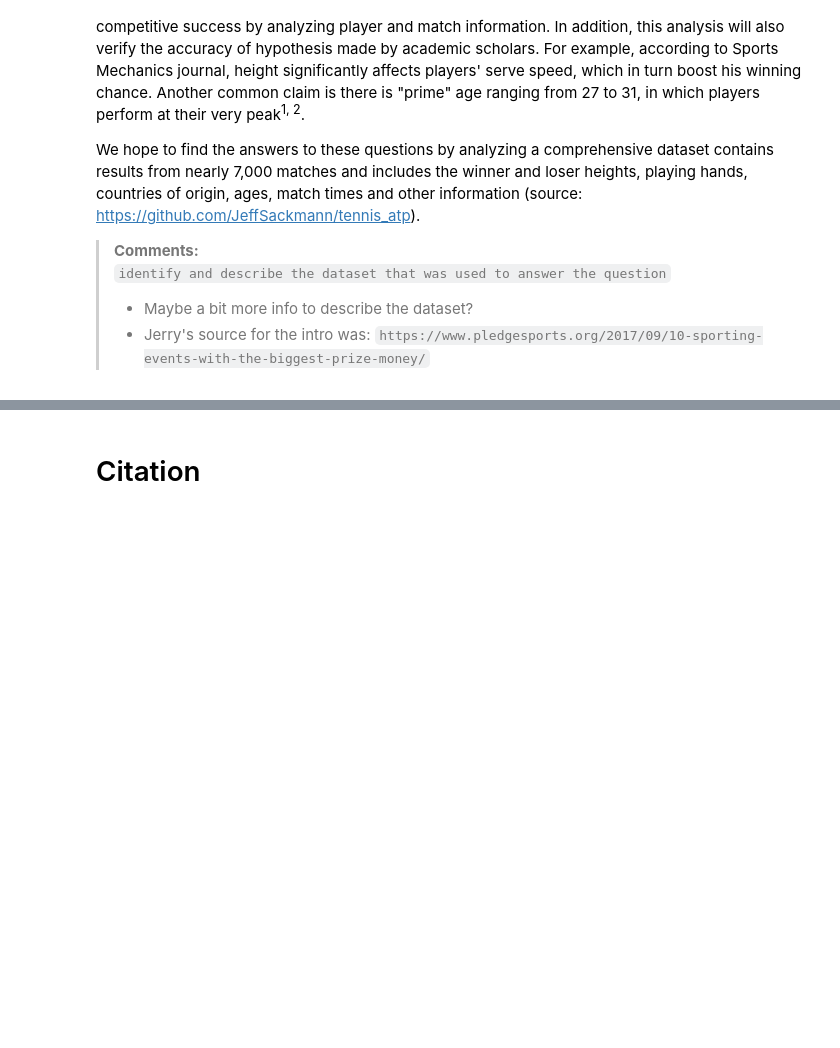
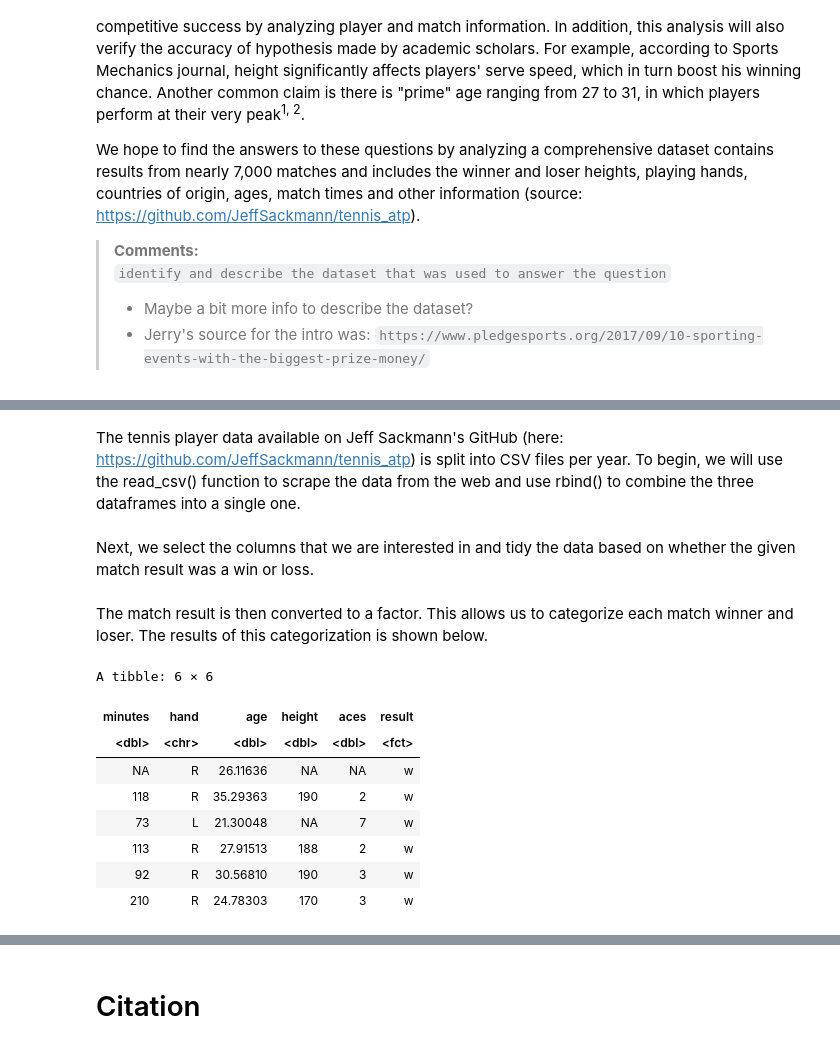
Before and after one commit to NicTavares/dsci100project, a Jupyter notebook: Report.ipynb, the cells around one changed output, grey strips where cells are left out. Drawn from its saved outputs; the diff is of its cells as text; code cells hidden in the pictures; blank space fills up the shorter version.

```diff
--- a/Report.ipynb
+++ b/Report.ipynb
@@ -47,0 +52,2 @@ We hope to find the answers to these questions by analyzing a comprehensive data
+# %% [markdown]
+The tennis player data available on Jeff Sackmann's GitHub (here: https://github.com/JeffSackmann/tennis_atp) is split into CSV files per year. To begin, we will use the read_csv() function to scrape the data from the web and use rbind() to combine the three dataframes into a single one.
@@ -47,0 +60,2 @@ We hope to find the answers to these questions by analyzing a comprehensive data
+# %% [markdown]
+Next, we select the columns that we are interested in and tidy the data based on whether the given match result was a win or loss.
@@ -47,0 +75,18 @@ We hope to find the answers to these questions by analyzing a comprehensive data
+# %% [markdown]
+The match result is then converted to a factor. This allows us to categorize each match winner and loser. The results of this categorization is shown below.
+# %%
+cleaned_data = mutate(cleaned_data, result = as.factor(result))
+rows = sample(nrow(cleaned_data))
+cleaned_data = cleaned_data[rows, ]
+
+head(cleaned_data)
+# %% [output]
+A tibble: 6 × 6
+| minutes | hand | age | height | aces | result |
+| <dbl> | <chr> | <dbl> | <dbl> | <dbl> | <fct> |
+| NA | R | 26.11636 | NA | NA | w |
+| 118 | R | 35.29363 | 190 | 2 | w |
+| 73 | L | 21.30048 | NA | 7 | w |
+| 113 | R | 27.91513 | 188 | 2 | w |
+| 92 | R | 30.56810 | 190 | 3 | w |
+| 210 | R | 24.78303 | 170 | 3 | w |
```
Also changed, not shown: parts of 16 cells of this notebook.
